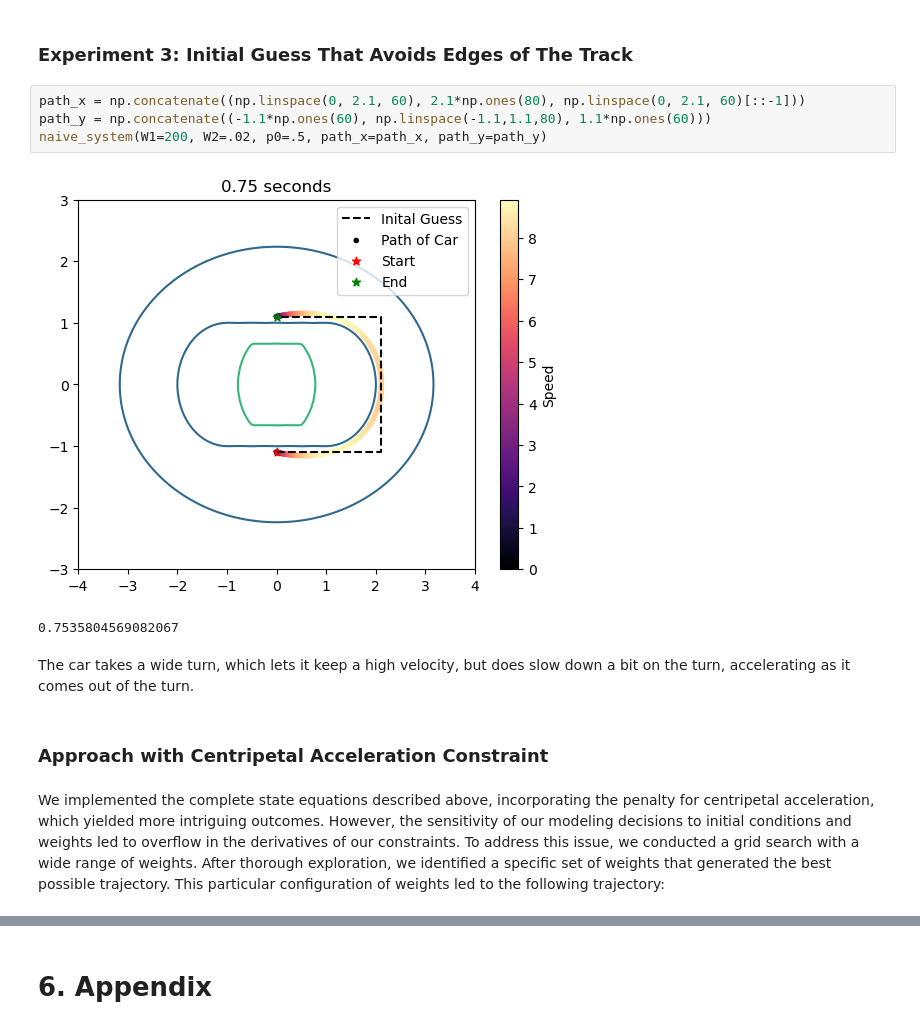
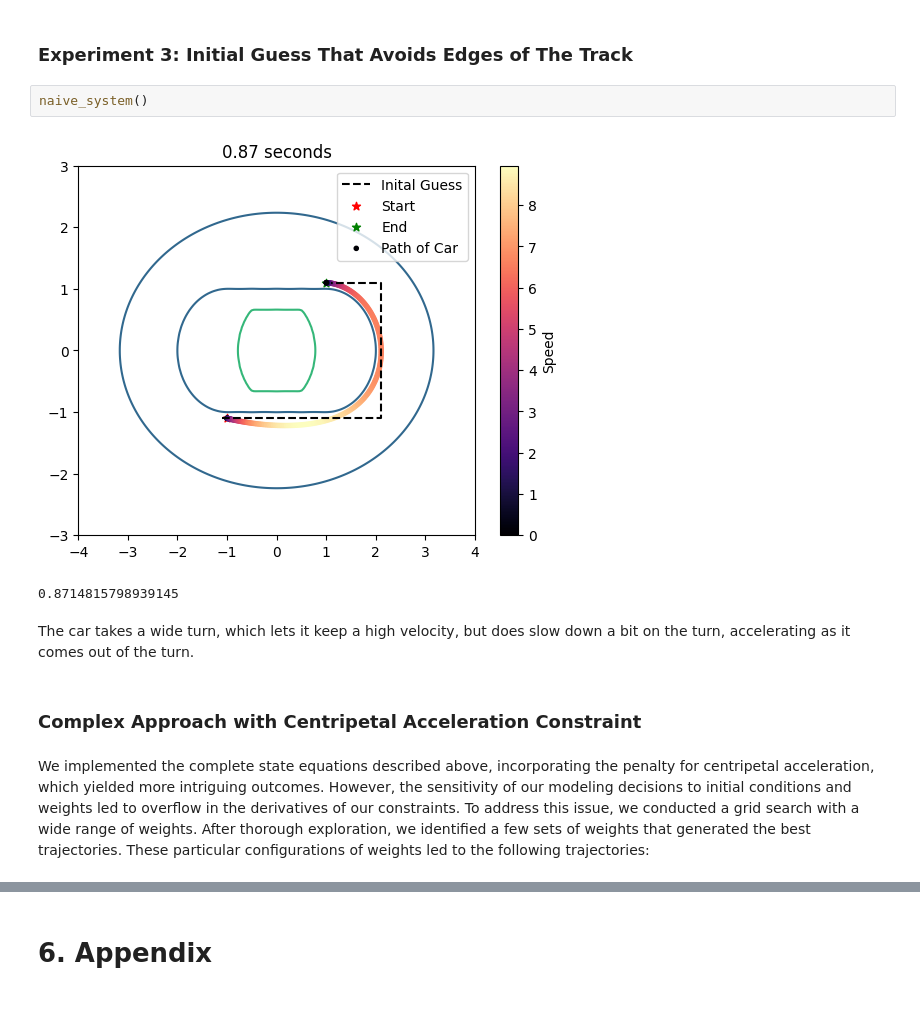
Before and after one commit to GeoDavid1/Vol4Project, a Jupyter notebook: final_write_up.ipynb, the cells around one changed output, grey strips where cells are left out. Cells and saved outputs as stored; diff of their text form.

```diff
--- a/final_write_up.ipynb
+++ b/final_write_up.ipynb
@@ -169,16 +169,14 @@ naive_system(W1=200, W2=.02, p0=.5, path_x=np.zeros(200), path_y=np.linspace(-1,
 The solver is unable to escape the center of the track.
 # %% [markdown]
 ### Experiment 3: Initial Guess That Avoids Edges of The Track
-# %%
-path_x = np.concatenate((np.linspace(0, 2.1, 60), 2.1*np.ones(80), np.linspace(0, 2.1, 60)[::-1]))
-path_y = np.concatenate((-1.1*np.ones(60), np.linspace(-1.1,1.1,80), 1.1*np.ones(60)))
-naive_system(W1=200, W2=.02, p0=.5, path_x=path_x, path_y=path_y)
-# %% [output]
-[figure, removed]
-0.7535804569082067
+# %%
+naive_system()
+# %% [output]
+[figure, added]
+0.8714815798939145
 # %% [markdown]
 The car takes a wide turn, which lets it keep a high velocity, but does slow down a bit on the turn, accelerating as it comes out of the turn.
 # %% [markdown]
-### Approach with Centripetal Acceleration Constraint
+### Complex Approach with Centripetal Acceleration Constraint
 # %% [markdown]
-We implemented the complete state equations described above, incorporating the penalty for centripetal acceleration, which yielded more intriguing outcomes. However, the sensitivity of our modeling decisions to initial conditions and weights led to overflow in the derivatives of our constraints. To address this issue, we conducted a grid search with a wide range of weights. After thorough exploration, we identified a specific set of weights that generated the best possible trajectory. This particular configuration of weights led to the following trajectory:
+We implemented the complete state equations described above, incorporating the penalty for centripetal acceleration, which yielded more intriguing outcomes. However, the sensitivity of our modeling decisions to initial conditions and weights led to overflow in the derivatives of our constraints. To address this issue, we conducted a grid search with a wide range of weights. After thorough exploration, we identified a few sets of weights that generated the best trajectories. These particular configurations of weights led to the following trajectories:
```
Also changed, not shown: parts of 8 cells of this notebook, 1 other file.
